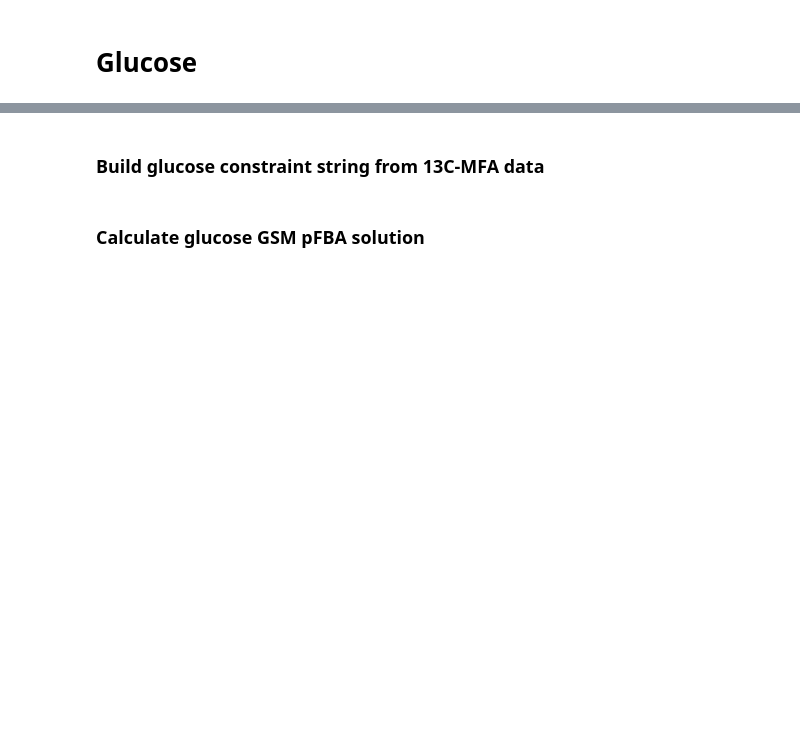
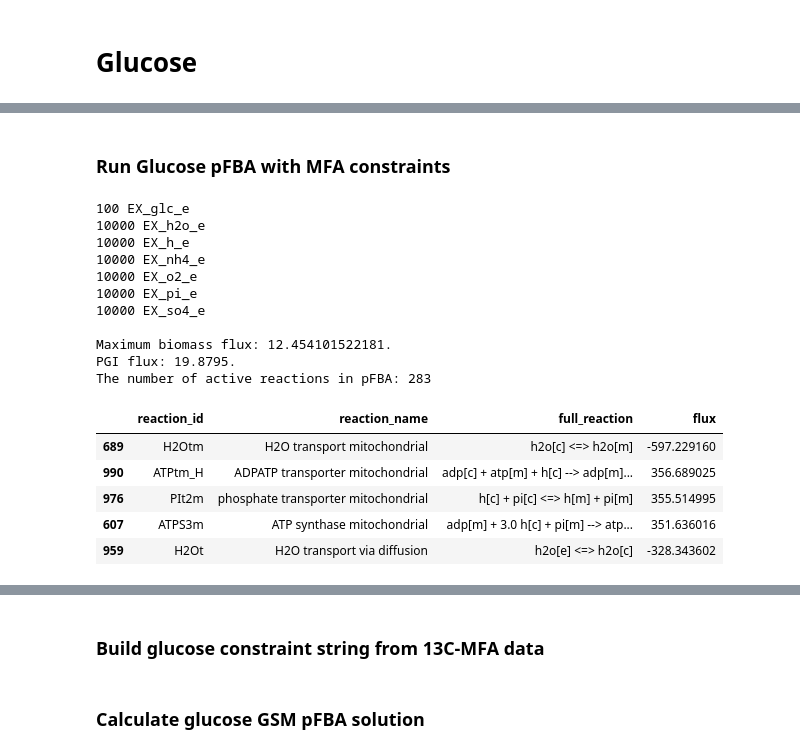
Before and after one commit to garrettroell/yarrrowia_eflux2, a Jupyter notebook: notebooks/C_GSM_bounds_from_MFA.ipynb, the cells around one changed output, grey strips where cells are left out. Cells and saved outputs as stored; diff of their text form; code cells hidden in the pictures; blank space fills up the shorter version.

```diff
--- a/notebooks/C_GSM_bounds_from_MFA.ipynb
+++ b/notebooks/C_GSM_bounds_from_MFA.ipynb
@@ -103,0 +148,70 @@ build_13c_constraint_string(central_rxn_df, 'glucose_LB', 'glucose_UB')
+# %% [markdown]
+### Run Glucose pFBA with MFA constraints
+# %%
+# update the media to minimal medium with glucose as the sole carbon source
+medium = model.medium
+medium['EX_glc_e'] = 100
+medium['EX_glyc_e'] = 0
+medium['EX_ocdcea_e'] = 0
+medium['EX_h2o_e'] = 10000
+medium['EX_h_e'] = 10000
+medium['EX_nh4_e'] = 10000
+medium['EX_o2_e'] = 10000
+medium['EX_pi_e'] = 10000
+medium['EX_so4_e'] = 10000
+medium['trehalose_c_tp'] = 0
+model.medium = medium
+
+# print the medium composition
+[print(model.medium[m], m) for m in model.medium]
+
+glucose_fba_solution = sd.fba(model, constraints=glucose_constraint_string, obj='biomass_glucose', obj_sense='maximize', pfba=1)
+
+print()
+
+max_glucose_biomass_flux = glucose_fba_solution['biomass_glucose']
+PGI_flux = glucose_fba_solution['PGI']
+print(f'Maximum biomass flux: {max_glucose_biomass_flux}.')
+print(f'PGI flux: {PGI_flux}.')
+print(f'The number of active reactions in pFBA: {sum([abs(flux) > 0.1 for flux in glucose_fba_solution.fluxes.values()])}')
+
+# make a list of dictionaries with the reaction id, name, flux, and absolute flux
+reactions = []
+for reaction_id, flux in glucose_fba_solution.fluxes.items():
+
+  reactions.append({
+    'reaction_id': reaction_id,
+    'reaction_name': model.reactions.get_by_id(reaction_id).name,
+    'full_reaction': model.reactions.get_by_id(reaction_id).reaction,
+    'flux': flux,
+    'absolute_flux': abs(flux), # use for sorting, then drop
+  })
+
+# make a dataframe from the list of dictionaries
+glucose_gsm_fba_df = pd.DataFrame(reactions)
+
+# sort the dataframe by absolute flux
+glucose_gsm_fba_df = glucose_gsm_fba_df.sort_values(by=['absolute_flux'], ascending=False)
+
+# drop the absolute flux column
+glucose_gsm_fba_df = glucose_gsm_fba_df.drop(columns=['absolute_flux'])
+
+glucose_gsm_fba_df.head()
+# %% [output]
+100 EX_glc_e
+10000 EX_h2o_e
+10000 EX_h_e
+10000 EX_nh4_e
+10000 EX_o2_e
+10000 EX_pi_e
+10000 EX_so4_e
+
+Maximum biomass flux: 12.454101522181.
+PGI flux: 19.8795.
+The number of active reactions in pFBA: 283
+|  | reaction_id | reaction_name | full_reaction | flux |
+| 689 | H2Otm | H2O transport mitochondrial | h2o[c] <=> h2o[m] | -597.229160 |
+| 990 | ATPtm_H | ADPATP transporter mitochondrial | adp[c] + atp[m] + h[c] --> adp[m]... | 356.689025 |
+| 976 | PIt2m | phosphate transporter mitochondrial | h[c] + pi[c] <=> h[m] + pi[m] | 355.514995 |
+| 607 | ATPS3m | ATP synthase mitochondrial | adp[m] + 3.0 h[c] + pi[m] --> atp... | 351.636016 |
+| 959 | H2Ot | H2O transport via diffusion | h2o[e] <=> h2o[c] | -328.343602 |
```
Also changed, not shown: parts of 10 cells of this notebook, 1 other file.
